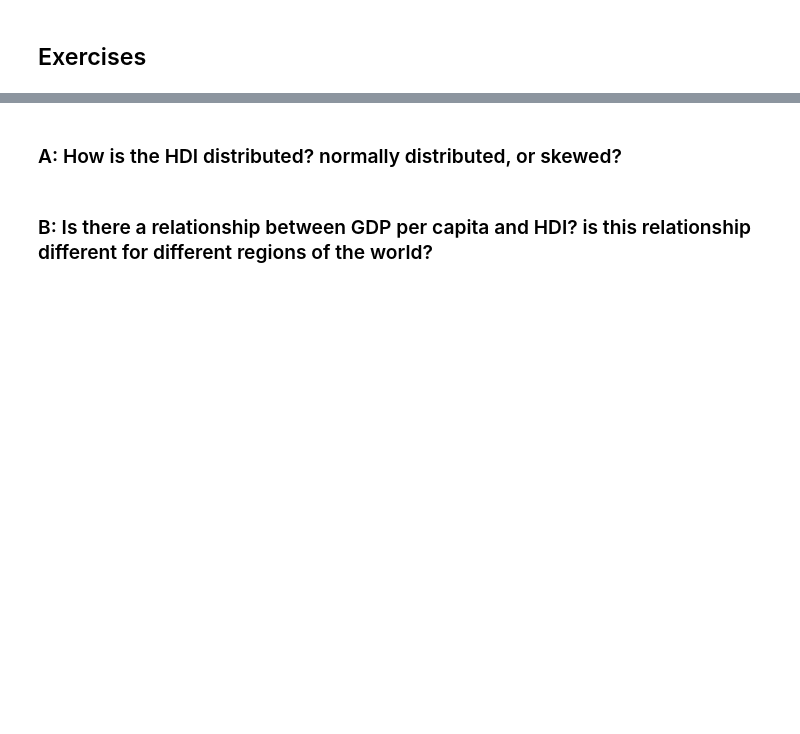
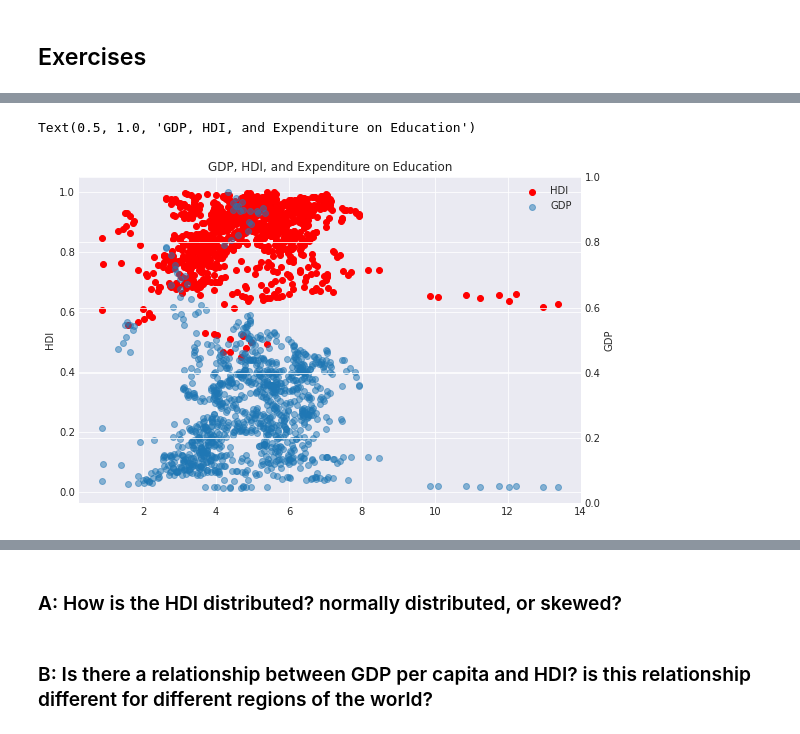
Before and after one commit to ASPP/2022-bilbao-dataviz, a Jupyter notebook: exercise-2.ipynb, the cells around one changed output, grey strips where cells are left out. Drawn from its saved outputs; the diff is of its cells as text; code cells hidden in the pictures; blank space fills up the shorter version.

Commit message:
row 2 C both graphs

```diff
--- a/exercise-2.ipynb
+++ b/exercise-2.ipynb
@@ -127,0 +111,18 @@ Text(0, 0.5, 'Expenditure on Education')
+# %%
+fig, ax = plt.subplots(1, 1, num=1, figsize=(9, 6), clear=True)
+par=ax.twinx()
+# ax = axs[0]
+ax.scatter(x=subdf['Expenditure on education'],y=min_max(subdf['HDI']),color='red',label='HDI')
+# ax1.twinx()
+# # ax = axs[0]
+ax.scatter(x=subdf['Expenditure on education'],y=min_max(subdf['GDP per capita']),alpha=0.5,label='GDP')
+ax.legend()
+
+
+ax.set_ylabel("Expenditure on Education")
+ax.set_ylabel("HDI")
+par.set_ylabel("GDP")
+plt.title('GDP, HDI, and Expenditure on Education')
+# %% [output]
+Text(0.5, 1.0, 'GDP, HDI, and Expenditure on Education')
+[figure, added]
```
Also changed, not shown: parts of 10 cells of this notebook.
